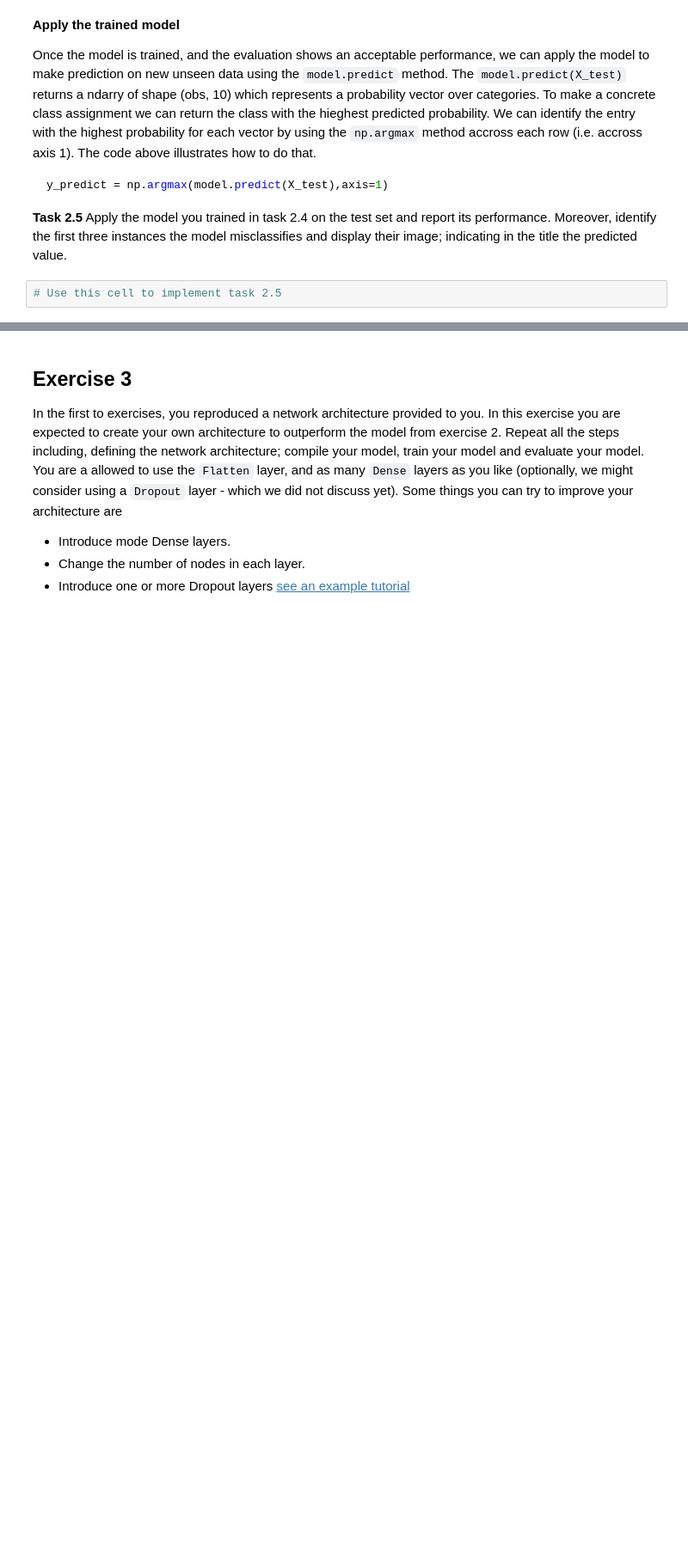
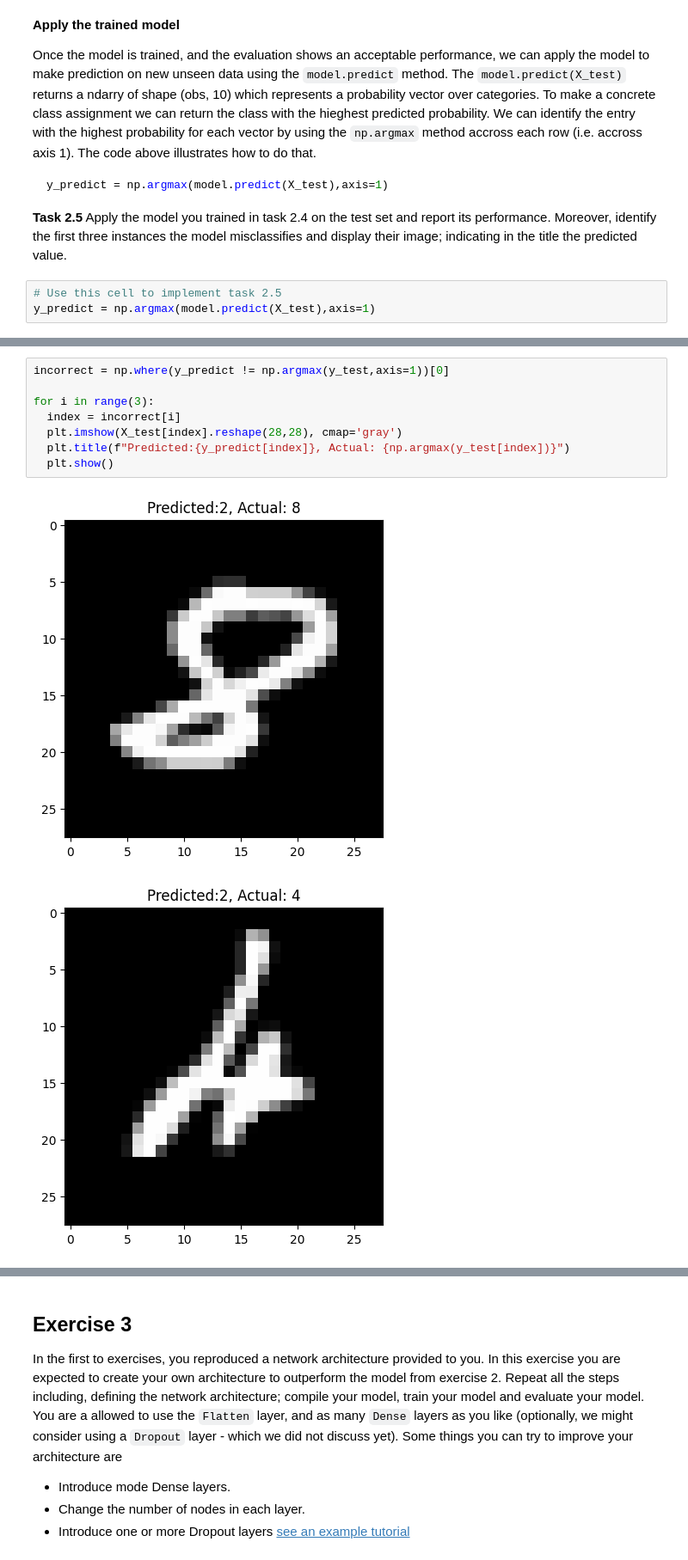
Before and after one commit to steven-h-rogers/CarpoolUnified, a Jupyter notebook: ProblemSet_07/ProblemSet_07_NN_Basics.ipynb, the cells around one changed output, grey strips where cells are left out. Shown at 86% size. Saved outputs shown, nothing was run; the diff lists cells and outputs as text; blank space fills up the shorter version.

```diff
--- a/ProblemSet_07/ProblemSet_07_NN_Basics.ipynb
+++ b/ProblemSet_07/ProblemSet_07_NN_Basics.ipynb
@@ -195,3 +196,4 @@ y_predict = np.argmax(model.predict(X_test),axis=1)
 **Task 2.5** Apply the model you trained in task 2.4 on the test set and report its performance. Moreover, identify the first three instances the model misclassifies and display their image; indicating in the title the predicted value.
 # %%
 # Use this cell to implement task 2.5
+y_predict = np.argmax(model.predict(X_test),axis=1)
@@ -197,0 +202,11 @@ y_predict = np.argmax(model.predict(X_test),axis=1)
+# %%
+incorrect = np.where(y_predict != np.argmax(y_test,axis=1))[0]
+
+for i in range(3):
+  index = incorrect[i]
+  plt.imshow(X_test[index].reshape(28,28), cmap='gray')
+  plt.title(f"Predicted:{y_predict[index]}, Actual: {np.argmax(y_test[index])}")
+  plt.show()
+# %% [output]
+[figure, added]
+[figure, added]
```
Also changed, not shown: parts of 3 cells of this notebook.
